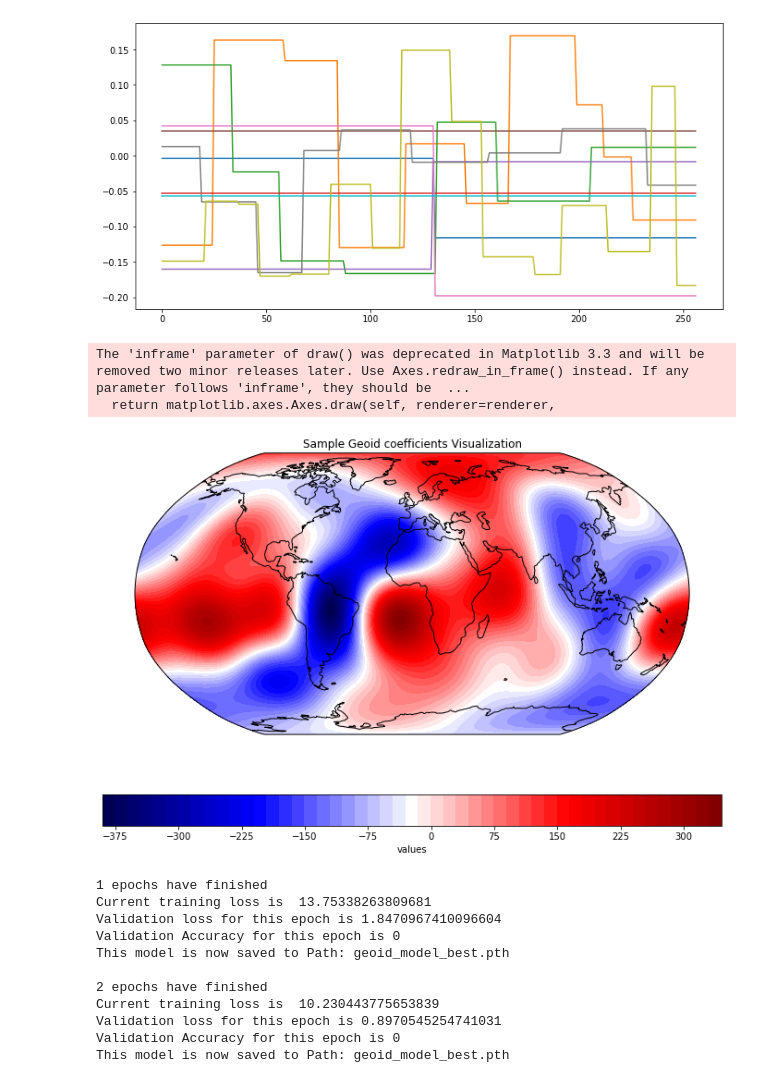
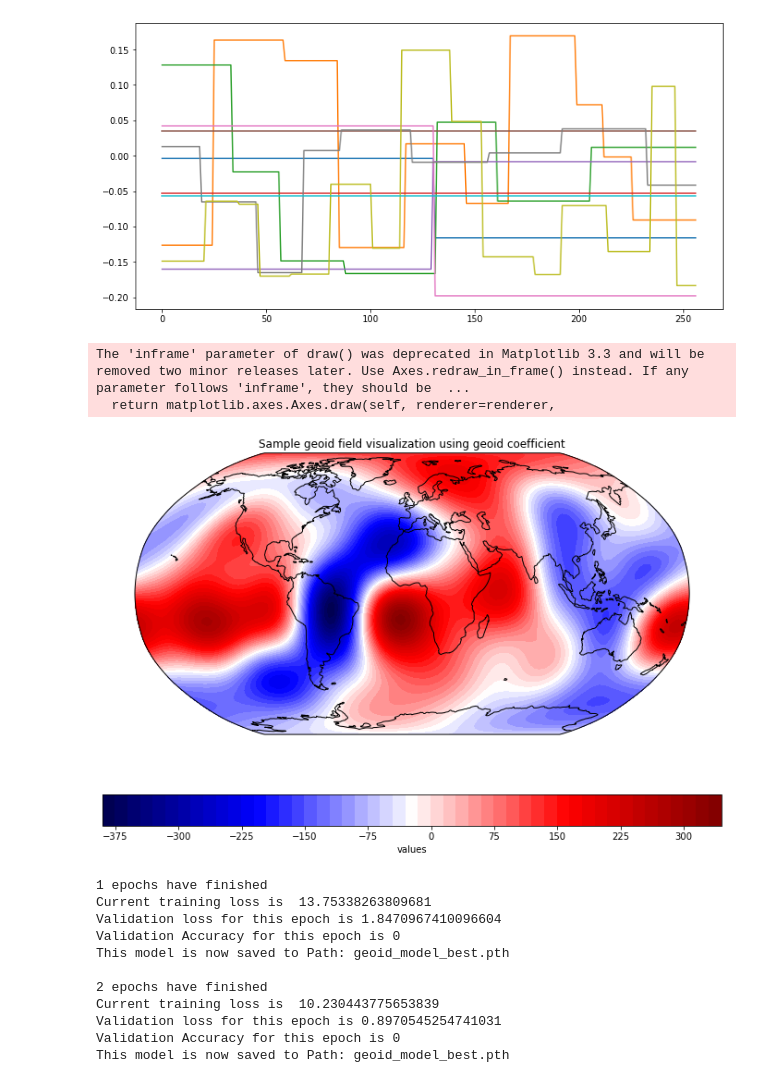
Before and after one commit to GiteonCaulfied/COMP4560_stokes_ml_project, a Jupyter notebook: Template Notebooks/1D_Geoid.ipynb, the cells around one changed output. Saved outputs shown, nothing was run; the diff lists cells and outputs as text; code cells hidden in the pictures.

```diff
--- a/Template Notebooks/1D_Geoid.ipynb
+++ b/Template Notebooks/1D_Geoid.ipynb
@@ -203,38 +203,6 @@ plt.show()
 # %% [output]
 [figure]
 # %%
-'''
-# Visualize Geoid Coefficients
-# Geoid Coefficient visualize helper
-def mk_image(coeff, phi, theta, latsamples = 100, lonsamples = 100):
-
-    accum = 0.0*sph_harm(0, 0, theta, phi)
-    offset = 0
-    for l in range(2, 8):
-        for m in range(-l, l + 1):
-            accum += coeff[offset] * sph_harm(m, l, theta, phi)
-            offset += 1
-
-    return np.real(accum)
-
-phi = np.linspace(0.0, np.pi, 100)
-theta = np.linspace(0.0, 2.0*np.pi, 100)
-theta, phi = np.meshgrid(theta, phi)
-
-x = np.sin(phi) * np.cos(theta)
-y = np.sin(phi) * np.sin(theta)
-z = np.cos(phi)
-
-sample_geoid_image = mk_image(voutput[123, :], phi, theta)
-
-plt.figure(figsize=(12, 8))
-plt.title("Sample Geoid coefficients Visualization")
-plt.xlabel("Horizontal degree")
-plt.ylabel("Vertical degree")
-plt.imshow(sample_geoid_image, origin = 'lower', extent = [0, 360, -90, 90], cmap = 'seismic')
-plt.show()
-'''
-
 import cartopy.crs as ccrs
 
 # Function to fix errors when using pyshtools
@@ -270,35 +238,35 @@ def mk_image_pyshtools(coeff, phi, theta, latsamples = 100, lonsamples = 100):
 phi = np.linspace(0.0, np.pi, 100)
 theta = np.linspace(0.0, 2.0*np.pi, 100)
 theta, phi = np.meshgrid(theta, phi)
 
 # The Cartesian coordinates of the unit sphere
 x = np.sin(phi) * np.cos(theta)
 y = np.sin(phi) * np.sin(theta)
 z = np.cos(phi)
 
 lons = theta * 180.0/np.pi
 lats = 90.0 - phi*180.0/np.pi
 
 sample_geoid_image = mk_image_pyshtools(voutput[123, :], phi, theta)
 
 plt.figure(figsize=(12, 8))
 
 fig = plt.figure(1)
 ax = fig.add_subplot(111, projection = ccrs.Robinson(central_longitude = 0.0))
 
 sc = ax.contourf(lons, lats, sample_geoid_image, 50, transform = ccrs.PlateCarree(), cmap = 'seismic')
 ax.coastlines()
 fig.colorbar(sc, ax=ax, orientation="horizontal", label="values")
 
-plt.title("Sample Geoid coefficients Visualization")
+plt.title("Sample geoid field visualization using geoid coefficient")
 plt.xlabel("Horizontal degree")
 plt.ylabel("Vertical degree")
 
 plt.show()
 # %% [output]
 The 'inframe' parameter of draw() was deprecated in Matplotlib 3.3 and will be removed two minor releases later. Use Axes.redraw_in_frame() instead. If any parameter follows 'inframe', they should be  ...
   return matplotlib.axes.Axes.draw(self, renderer=renderer,
-[figure, old version]
+[figure, new version]
 # %%
 class Net(nn.Module):
     def __init__(self):
```
Also changed, not shown: 11 other files.
